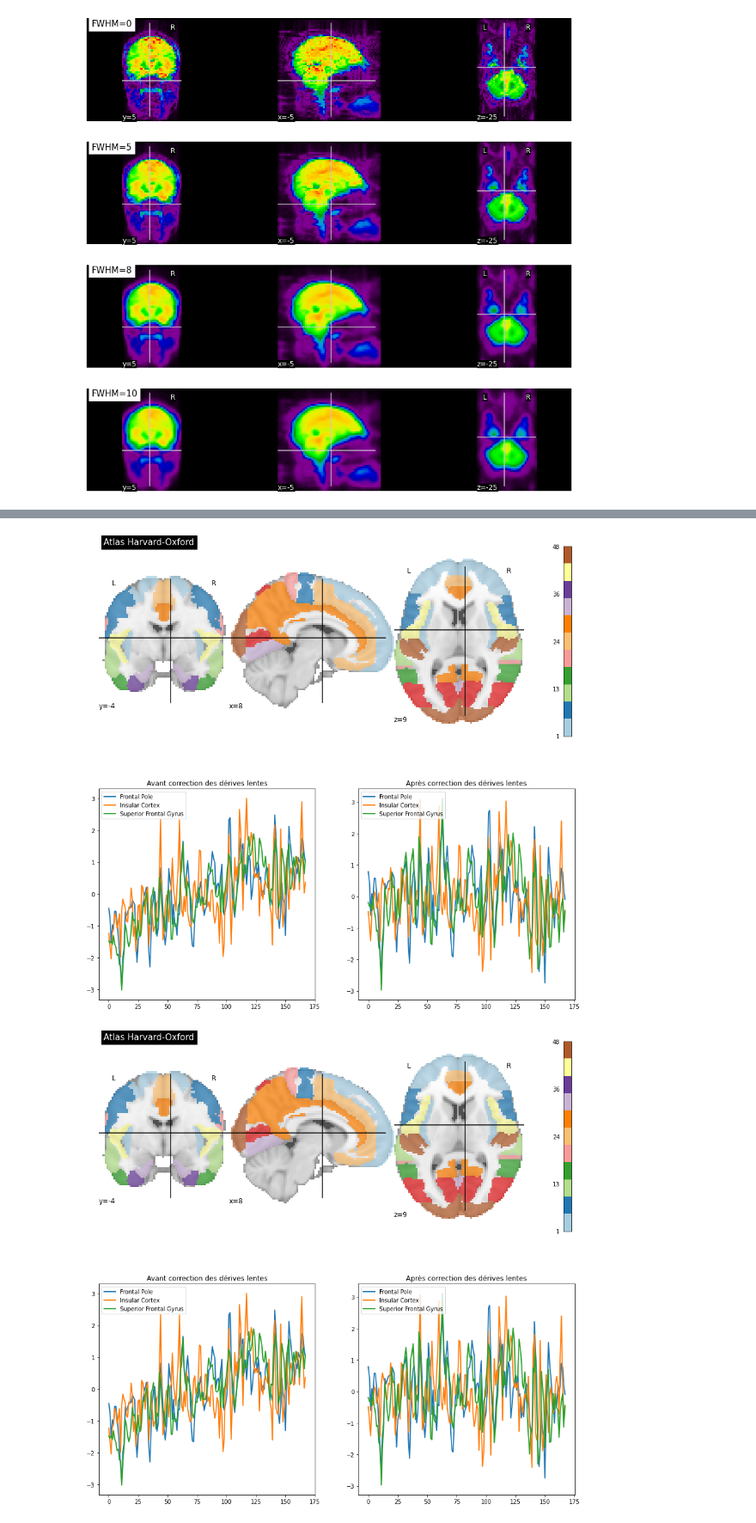
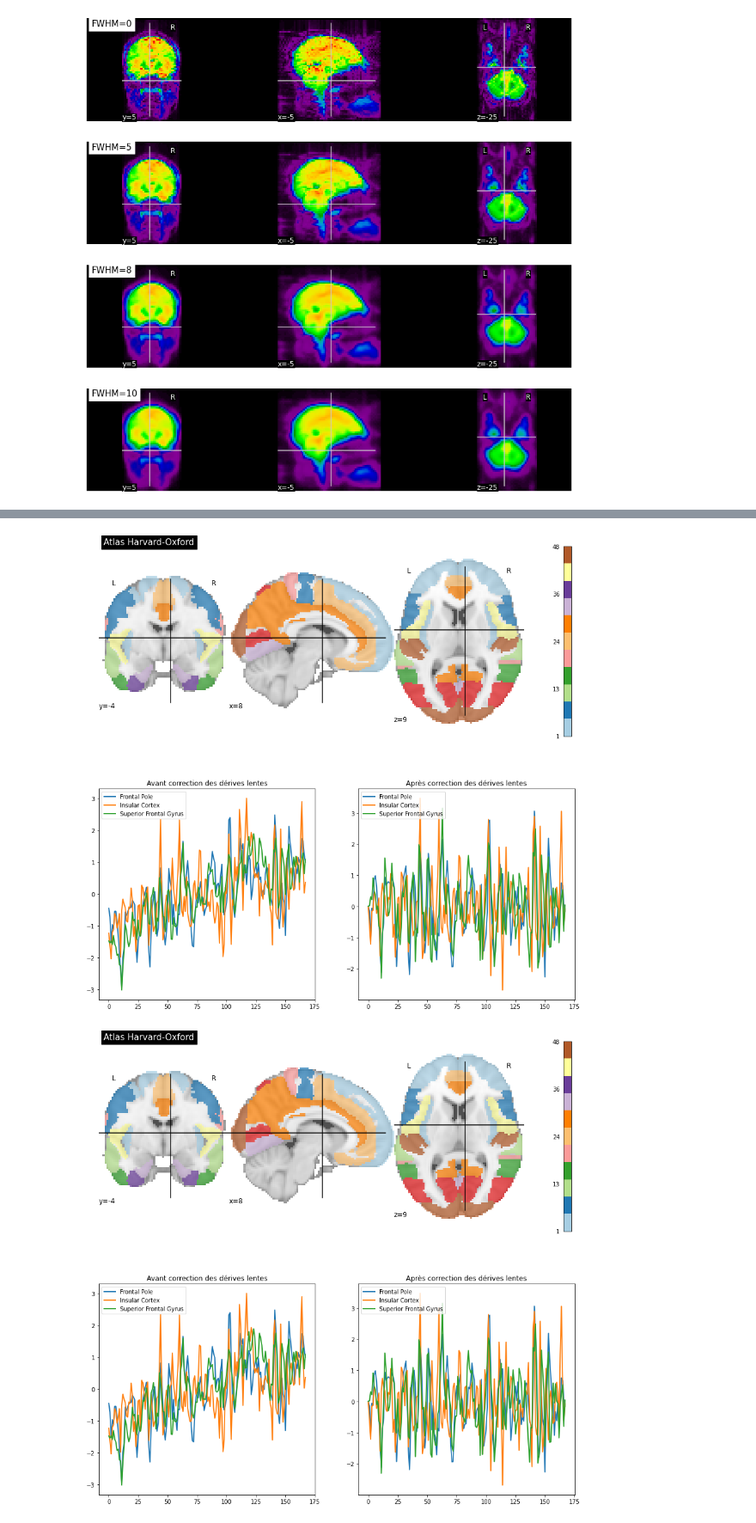
Before and after one commit to methodes-cogneuro/methodes-cogneuro.github.io, a Jupyter notebook: _sources/irm_fonctionnelle.ipynb, the cells around one changed output, grey strips where cells are left out. Shown at 86% size. Drawn from its saved outputs; the diff is of its cells as text; code cells hidden in the pictures.

````diff
--- a/_sources/irm_fonctionnelle.ipynb
+++ b/_sources/irm_fonctionnelle.ipynb
@@ -434,36 +432,37 @@ plot_roi(atlas.maps,
 
 # Plot les séries temporelles
 import matplotlib.pyplot as plt
 ax = plt.subplot2grid((2, 2), (1, 0), colspan=1)
 for label_idx in range(3):
     ax.plot(signals[:, label_idx],
             linewidth=2,
             label=atlas.labels[label_idx + 1])  # 0 is background
 ax.legend(loc=2)
 ax.set_title("Avant correction des dérives lentes")
 
 # Génère les séries temporelles après correction des dérives lentes
 masker = NiftiLabelsMasker(atlas.maps,
-                           detrend=True,
+                           high_pass=0.01,
+                           t_r=4,
                            labels=atlas.labels,
                            standardize=True)
 masker.fit(func_filename)
 signals = masker.transform(func_filename)
 
 # Plot les séries temporelles
 ax = plt.subplot2grid((2, 2), (1, 1), colspan=1)
 for label_idx in range(3):
     ax.plot(signals[:, label_idx],
             linewidth=2,
             label=atlas.labels[label_idx + 1])  # 0 is background
 ax.legend(loc=2)
 ax.set_title("Après correction des dérives lentes")
 
 from myst_nb import glue
 glue("detrending-fmri-fig", fig, display=False)
 # %% [output]
-[figure, old version]
+[figure, new version]
-[figure, old version]
+[figure, new version]
 # %% [markdown]
 ```{glue:figure} detrending-fmri-fig
 :figwidth: 600px
````
Also changed, not shown: parts of 7 cells of this notebook, 8 other files.
